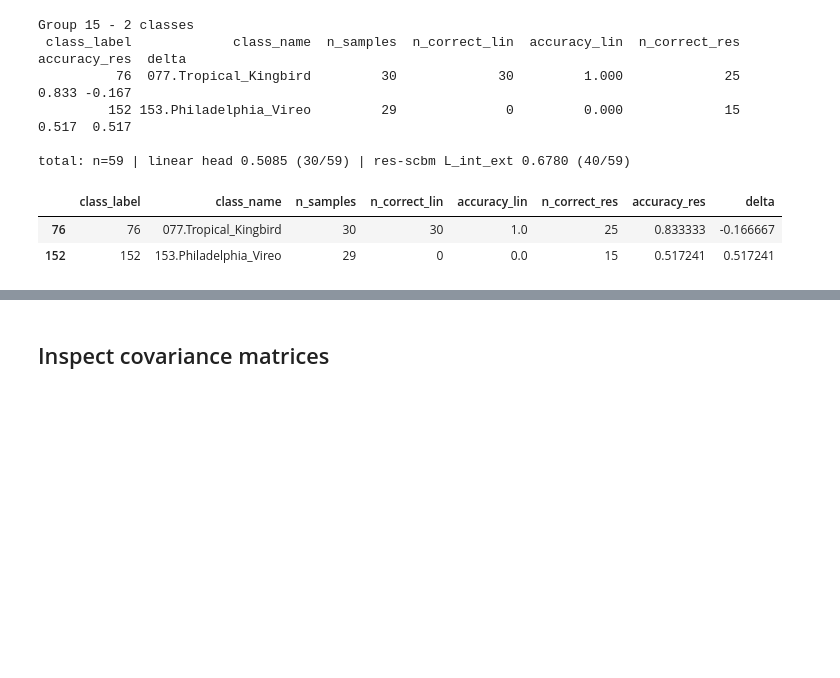
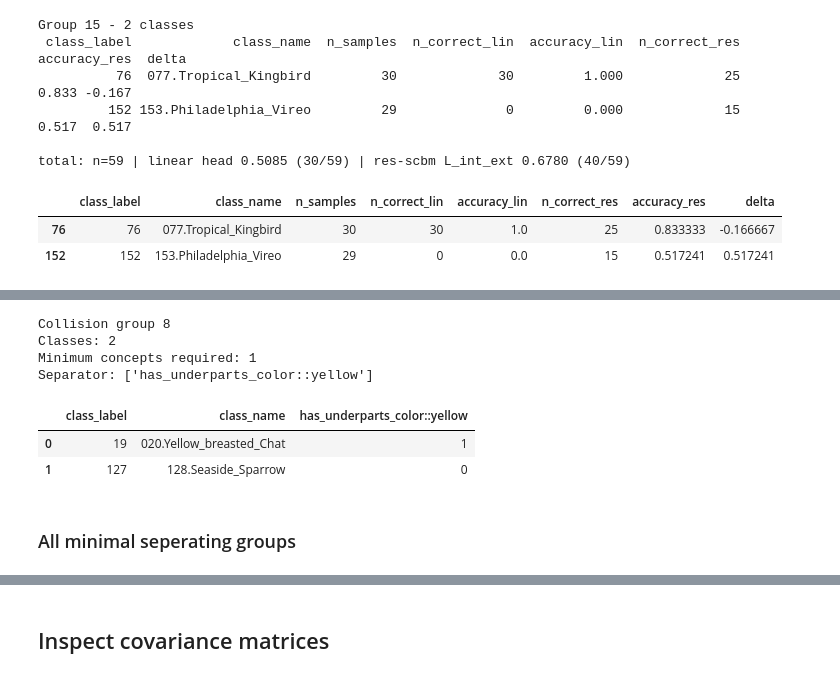
Before and after one commit to stephenmarcou/SCBM_implementation, a Jupyter notebook: CUB_analysis.ipynb, the cells around one changed output, grey strips where cells are left out. Drawn from its saved outputs; the diff is of its cells as text; code cells hidden in the pictures; blank space fills up the shorter version.

```diff
--- a/CUB_analysis.ipynb
+++ b/CUB_analysis.ipynb
@@ -892,0 +1135,12 @@ total: n=59 | linear head 0.5085 (30/59) | res-scbm L_int_ext 0.6780 (40/59)
+# %%
+display(show_collision_separator(8))
+# %% [output]
+Collision group 8
+Classes: 2
+Minimum concepts required: 1
+Separator: ['has_underparts_color::yellow']
+|  | class_label | class_name | has_underparts_color::yellow |
+| 0 | 19 | 020.Yellow_breasted_Chat | 1 |
+| 1 | 127 | 128.Seaside_Sparrow | 0 |
+# %% [markdown]
+### All minimal seperating groups
```
Also changed, not shown: parts of 8 cells of this notebook, 1 other file.
